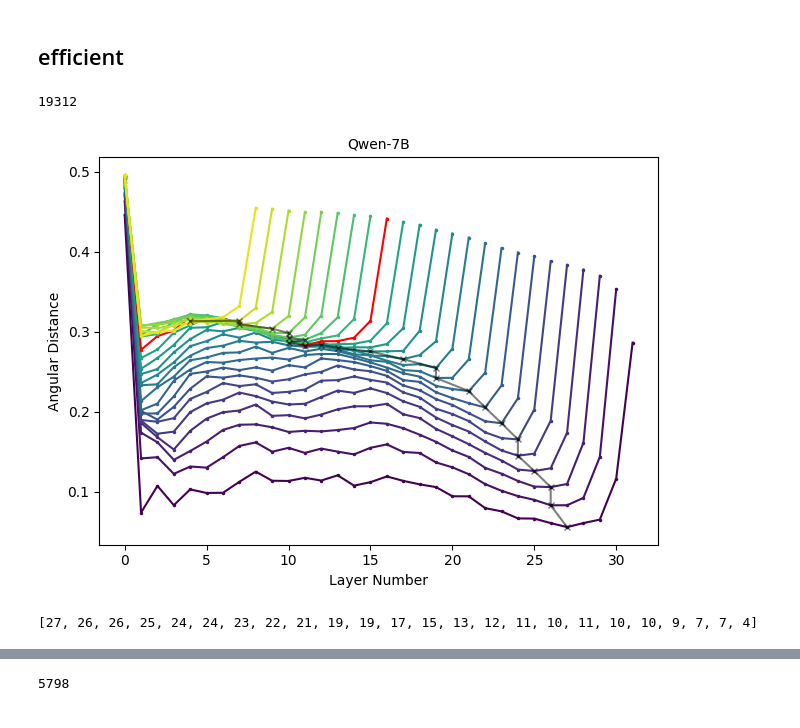
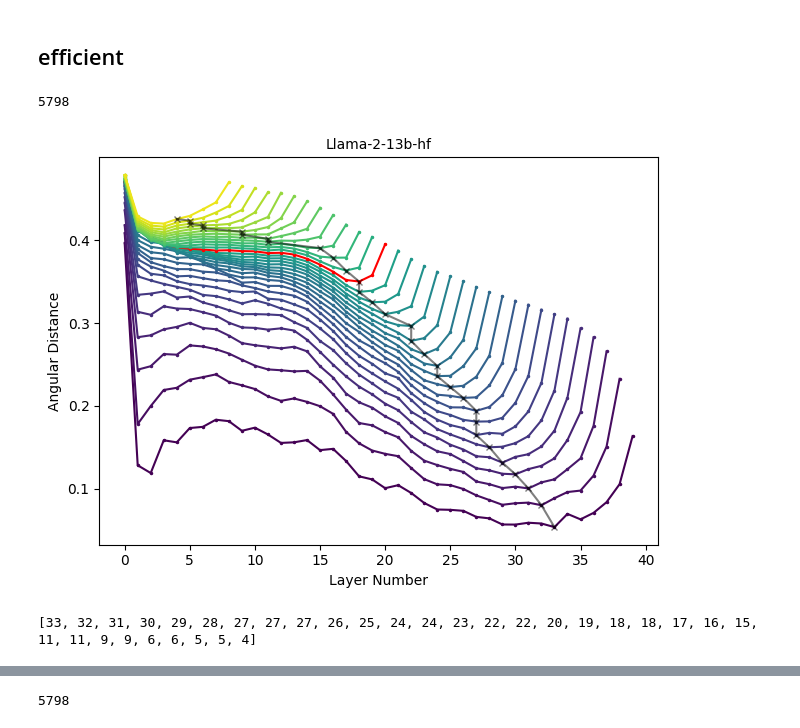
Before and after one commit to hassan-shap/llm-benchmarks, a Jupyter notebook: benchmarks_aws/cossim/pp_cossim.ipynb, the cells around one changed output, grey strips where cells are left out. Saved outputs shown, nothing was run; the diff lists cells and outputs as text; code cells hidden in the pictures.

```diff
--- a/benchmarks_aws/cossim/pp_cossim.ipynb
+++ b/benchmarks_aws/cossim/pp_cossim.ipynb
@@ -235,15 +235,15 @@ def file_reader(fname):
     f.close()
     return last_token_sim
 
-# model_name = "/data/llama-hf/Llama-2-7b-hf"
+model_name = "/data/llama-hf/Llama-2-13b-hf"
 # model_name = "mistralai/Mistral-7B-v0.1"
-model_name = "Qwen/Qwen-7B"
+# model_name = "Qwen/Qwen-7B"
 # model_name = "microsoft/phi-2"
 
 
 out_dir = "data/"
-num_layers = 32
-step_list = np.arange(1,25)
+num_layers = 40
+step_list = np.arange(1,33)
 # step_list = np.arange(1,0.8*num_layers+1).astype(int)
 colors = plt.cm.viridis(np.linspace(0,1,1+len(step_list)))
 x_min = []
@@ -257,39 +257,43 @@ print(len(similarity["1"]))
 
 plt.figure()#figsize=(5,2))
 # for idx, step in enumerate(step_list):
 for idx, step in enumerate(step_list):
     x = np.arange(num_layers-step+1)
     y =  np.arccos(np.array(similarity[f"{step}"])).mean(axis=0)/np.pi
+
+    # idx_min = np.argmin(y)
+    # x_min.append(x[idx_min])
+    # y_min.append(y[idx_min])
     id0 = int(len(y)/2)
     idx_min = np.argmin(y[id0:])
     # idx_min = np.argmin(y[y != np.min(y)])
     x_min.append(x[id0+idx_min])
     y_min.append(y[id0+idx_min])
 
     if step == num_layers//2:
         plt.plot(x, y,"r.-", markersize=3,linewidth=1.5,label=f"{step}")
     else:
         plt.plot(x, y,".-", markersize=3,linewidth=1.5,color=colors[idx],label=f"{step}")
     # plt.plot(x, y,".-", markersize=3,linewidth=1.5,label=f"{step}")
 
 plt.plot(x_min,y_min,"kx-",markersize=4,alpha=0.5)
 plt.xlabel("Layer Number")# (similarity btw in and out of [x,x+1,x+2])")
 plt.ylabel("Angular Distance")
 plt.title(f"{model_name.split('/')[-1]}", fontsize= 10)
 # plt.grid()
 # plt.xlim(15.5,27.5)
 # plt.ylim(0.05,0.25)
 # plt.legend(bbox_to_anchor=(1.2, 1.0))
 plt.tight_layout()
 # plt.savefig(f"c4_{model_name.split('/')[-1]}.png")
 plt.show()
 # %% [output]
-19312
+5798
-[figure, old version]
+[figure, new version]
 # %%
 print(x_min)
 # %% [output]
-[27, 26, 26, 25, 24, 24, 23, 22, 21, 19, 19, 17, 15, 13, 12, 11, 10, 11, 10, 10, 9, 7, 7, 4]
+[33, 32, 31, 30, 29, 28, 27, 27, 27, 26, 25, 24, 24, 23, 22, 22, 20, 19, 18, 18, 17, 16, 15, 11, 11, 9, 9, 6, 6, 5, 5, 4]
 # %%
 import matplotlib.pyplot as plt
 import numpy as np
```
Also changed, not shown: parts of 7 cells of this notebook, 12 other files.
